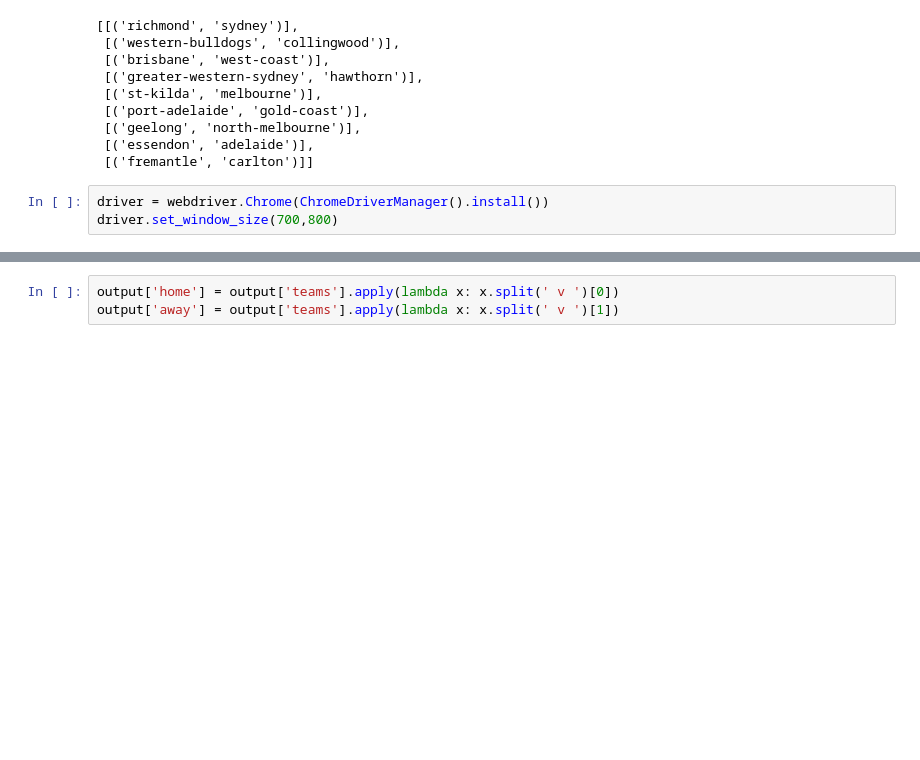
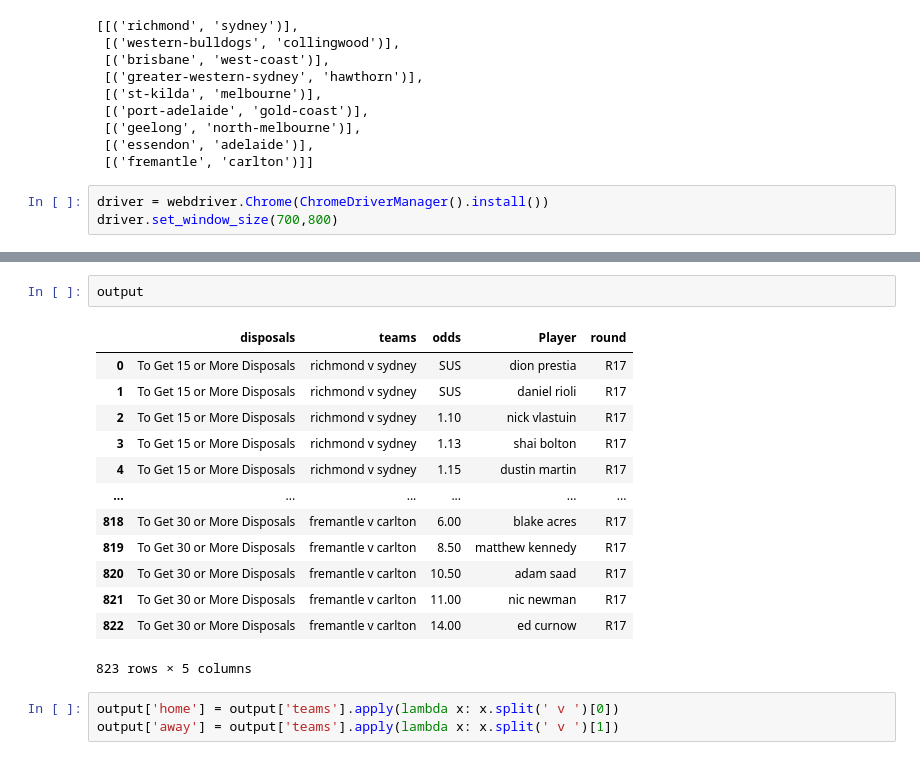
Before and after one commit to caseynator123/footyfootyfooty, a Jupyter notebook: data_import/sports_bet.ipynb, the cells around one changed output, grey strips where cells are left out. Saved outputs shown, nothing was run; the diff lists cells and outputs as text; blank space fills up the shorter version.

```diff
--- a/data_import/sports_bet.ipynb
+++ b/data_import/sports_bet.ipynb
@@ -123,3 +236,19 @@ array(['SYD', 'COL', 'WCE', 'HAW', 'MEL', 'GCS'], dtype=object)
+# %%
+output
+# %% [output]
+|  | disposals | teams | odds | Player | round |
+| 0 | To Get 15 or More Disposals | richmond v sydney | SUS | dion prestia | R17 |
+| 1 | To Get 15 or More Disposals | richmond v sydney | SUS | daniel rioli | R17 |
+| 2 | To Get 15 or More Disposals | richmond v sydney | 1.10 | nick vlastuin | R17 |
+| 3 | To Get 15 or More Disposals | richmond v sydney | 1.13 | shai bolton | R17 |
+| 4 | To Get 15 or More Disposals | richmond v sydney | 1.15 | dustin martin | R17 |
+| ... | ... | ... | ... | ... | ... |
+| 818 | To Get 30 or More Disposals | fremantle v carlton | 6.00 | blake acres | R17 |
+| 819 | To Get 30 or More Disposals | fremantle v carlton | 8.50 | matthew kennedy | R17 |
+| 820 | To Get 30 or More Disposals | fremantle v carlton | 10.50 | adam saad | R17 |
+| 821 | To Get 30 or More Disposals | fremantle v carlton | 11.00 | nic newman | R17 |
+| 822 | To Get 30 or More Disposals | fremantle v carlton | 14.00 | ed curnow | R17 |
+823 rows × 5 columns
 # %%
 output['home'] = output['teams'].apply(lambda x: x.split(' v ')[0])
 output['away'] = output['teams'].apply(lambda x: x.split(' v ')[1])
```
Also changed, not shown: parts of 12 cells of this notebook, 2 other files.
